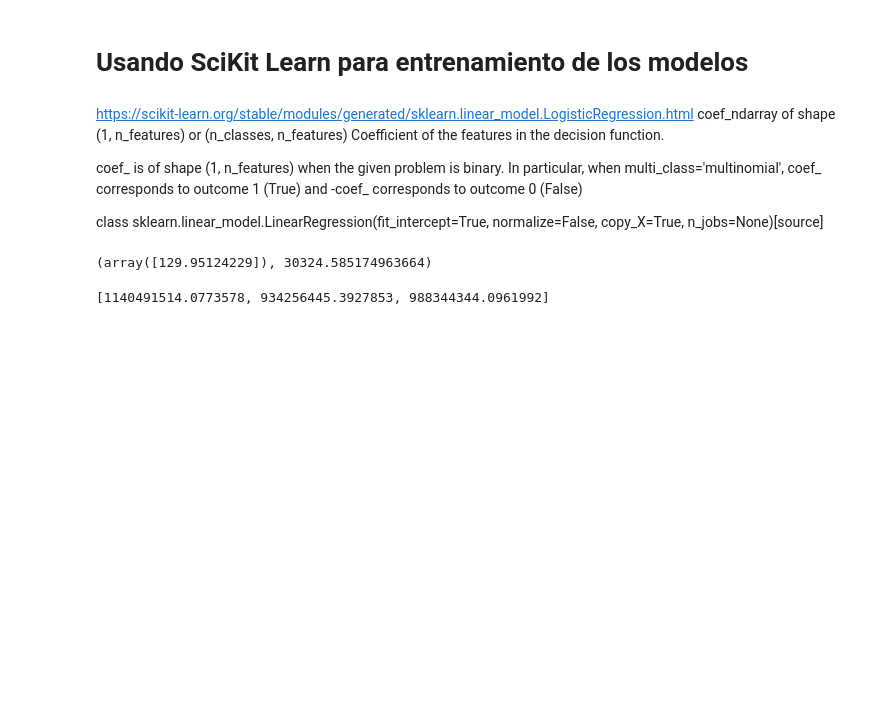
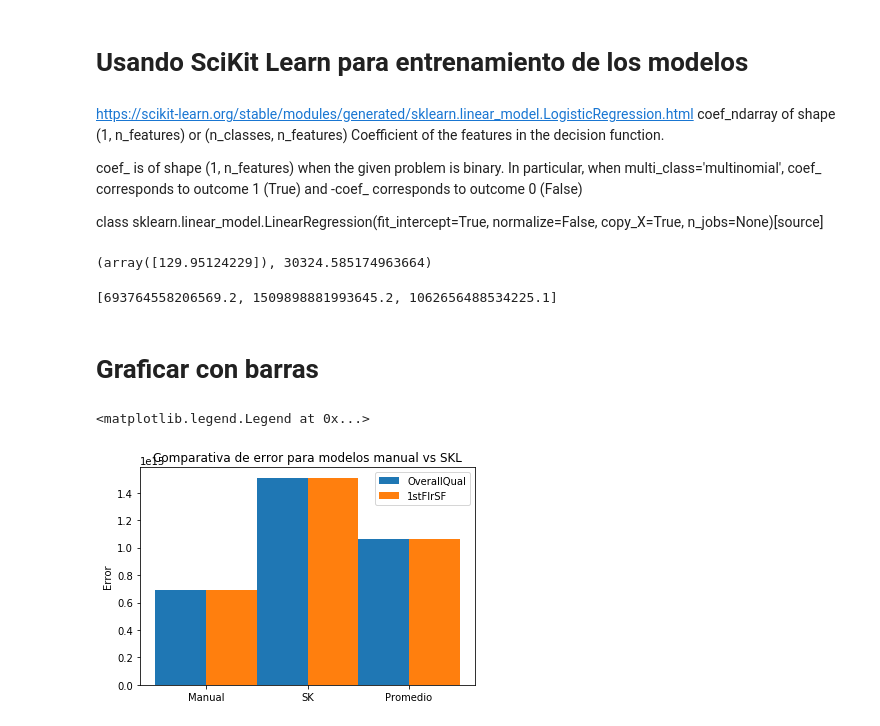
Before and after one commit to JsebastianR92/Proyecto-1, a Jupyter notebook: Proyecto 1.ipynb, the cells around one changed output. Drawn from its saved outputs; the diff is of its cells as text; code cells hidden in the pictures; blank space fills up the shorter version.

```diff
--- a/Proyecto 1.ipynb
+++ b/Proyecto 1.ipynb
@@ -336,11 +336,18 @@ def ComMod(resultado, resultado2, x):
 def prom(yhat,y):
     return 0.5 * np.mean((yhat - y)**2)
 # %%
+#Pruebas
 #yhman1, manrec_mb1, promedioy1 = ComMod(Modeloinicial, VIX1, VeinteData_Tr[:, 0])
 #errorm2 = [prom(yhman1,VeinteData_Te),prom(manrec_mb1,VeinteData_Te), prom(promedioy1,VeinteData_Te)]
 
 yhman1, ycomp1, promedioy1= ComMod(Modeloinicial, VIX1, VeinteData_Tr[:, 0])
-error_m1= [prom(yhman1, VeinteData_Te), prom(ycomp1, VeinteData_Te),  prom(yhatProm1, VeinteData_Te)]
+error_m1= [prom(yhman1, VeinteData_Te), prom(ycomp1, VeinteData_Te),  prom(promedioy1, VeinteData_Te)]
 error_m1
+
+#lo mismo para el segundo
+
+yhman2, ycomp2, promedioy2= ComMod(Modeloinicial, VIX1, VeinteData_Tr[:, 1])
+error_m2= [prom(yhman2, VeinteData_Te), prom(ycomp2, VeinteData_Te),  prom(promedioy2, VeinteData_Te)]
+error_m2
 # %% [output]
-[1140491514.0773578, 934256445.3927853, 988344344.0961992]
+[693764558206569.2, 1509898881993645.2, 1062656488534225.1]
@@ -346,0 +358,15 @@ error_m1
+# %% [markdown]
+# Graficar con barras
+# %%
+centro = np.array([1,2,3])
+ax = plt.axes()
+plt.title('Comparativa de error para modelos manual vs SKL')
+plt.ylabel('Error')
+ax.set_xticklabels(('Manual','SK', 'Promedio'))
+ax.set_xticks(centro)
+ax.bar(centro-0.5/2, error_m2,0.5, label='OverallQual')
+ax.bar(centro+0.5/2, error_m2,0.5, label='1stFlrSF')
+ax.legend()
+# %% [output]
+<matplotlib.legend.Legend at 0x...>
+[figure, added]
```
Also changed, not shown: parts of 2 cells of this notebook.
